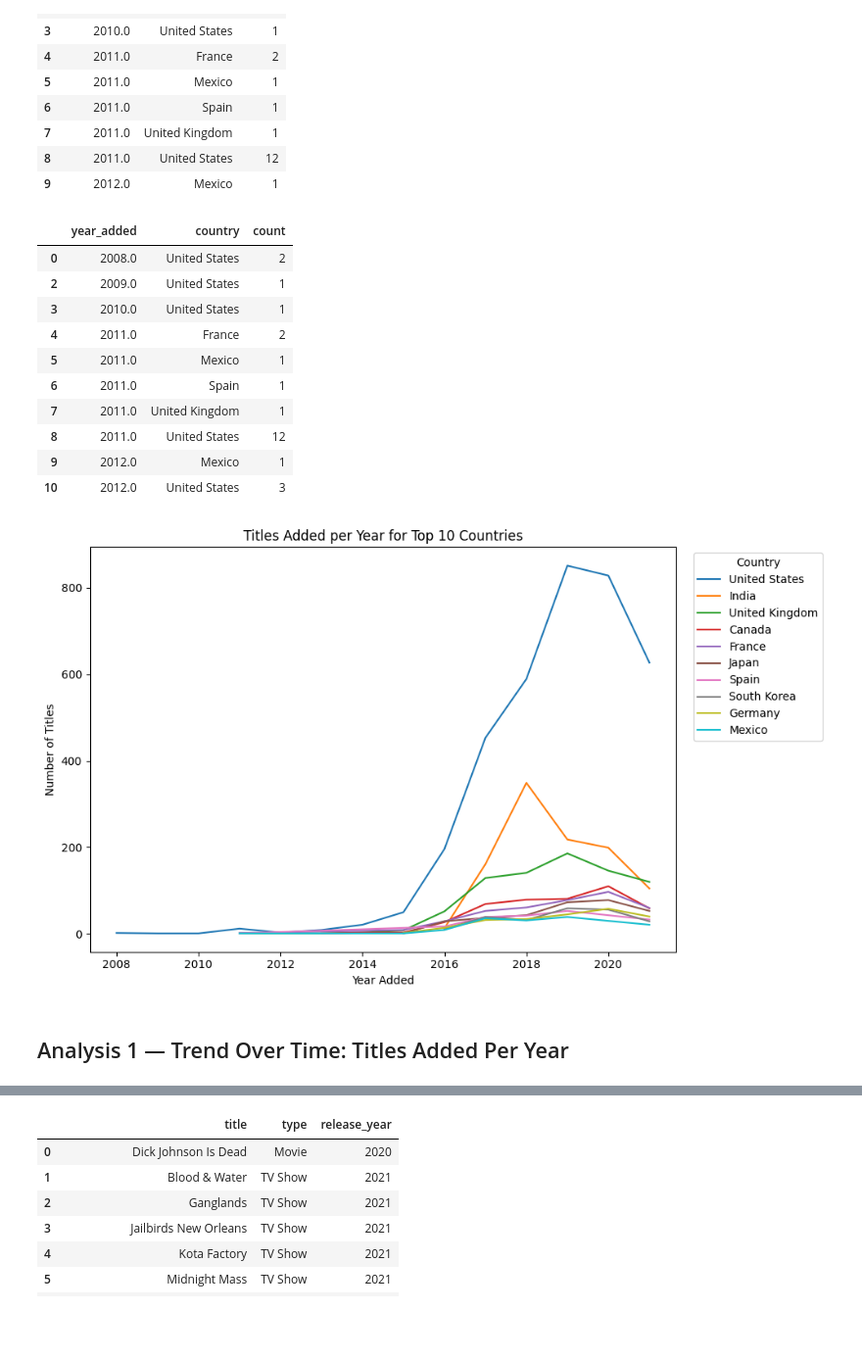
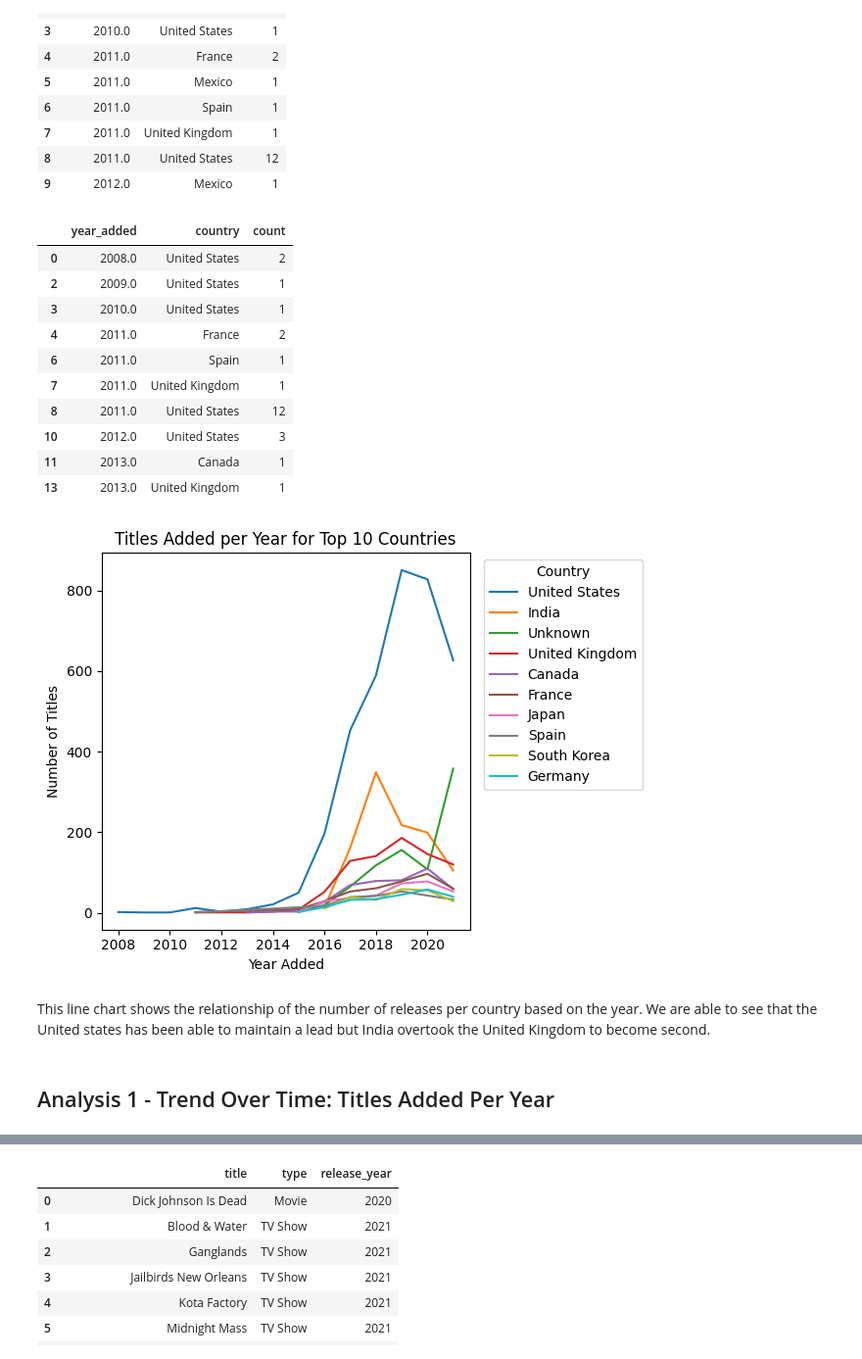
Before and after one commit to Juluissa/data_analysis_assignment_1, a Jupyter notebook: notebooks/analysis.ipynb, the cells around one changed output, grey strips where cells are left out. Shown at 98% size. Cells and saved outputs as stored; diff of their text form; code cells hidden in the pictures; blank space fills up the shorter version.

```diff
--- a/notebooks/analysis.ipynb
+++ b/notebooks/analysis.ipynb
@@ -31,3 +53,9 @@ df.head()
+# %%
+# Fill missing country values
+df["country"] = df["country"].fillna("Unknown")
+
+# Remove rows missing date_added because we need the year
+df = df.dropna(subset=["date_added"])
 # %%
 # Parse dates (coerce errors -> NaT)
 df["date_added"] = pd.to_datetime(df["date_added"], errors="coerce")
@@ -48,0 +83,2 @@ df[["title", "type", "date_added", "year_added"]].head(10)
+# %%
+df = df.drop_duplicates()
@@ -161,26 +192,28 @@ country_year_top10.head(10)
 | 2 | 2009.0 | United States | 1 |
 | 3 | 2010.0 | United States | 1 |
 | 4 | 2011.0 | France | 2 |
-| 5 | 2011.0 | Mexico | 1 |
 | 6 | 2011.0 | Spain | 1 |
 | 7 | 2011.0 | United Kingdom | 1 |
 | 8 | 2011.0 | United States | 12 |
-| 9 | 2012.0 | Mexico | 1 |
 | 10 | 2012.0 | United States | 3 |
+| 11 | 2013.0 | Canada | 1 |
+| 13 | 2013.0 | United Kingdom | 1 |
 # %%
-plt.figure(figsize=(10,6))
+plt.figure()
 
 for c in top10:
     subset = country_year_top10[country_year_top10["country"] == c].sort_values("year_added")
     plt.plot(subset["year_added"], subset["count"], label=c)
 
 plt.xlabel("Year Added")
 plt.ylabel("Number of Titles")
 plt.title("Titles Added per Year for Top 10 Countries")
 plt.legend(title="Country", bbox_to_anchor=(1.02, 1), loc="upper left")
 plt.tight_layout()
 plt.show()
 # %% [output]
-[figure, old version]
+[figure, new version]
+# %% [markdown]
+This line chart shows the relationship of the number of releases per country based on the year. We are able to see that the United states has been able to maintain a lead but India overtook the United Kingdom to become second.
 # %% [markdown]
-## Analysis 1 — Trend Over Time: Titles Added Per Year
+## Analysis 1 - Trend Over Time: Titles Added Per Year
```
Also changed, not shown: parts of 25 cells of this notebook.
